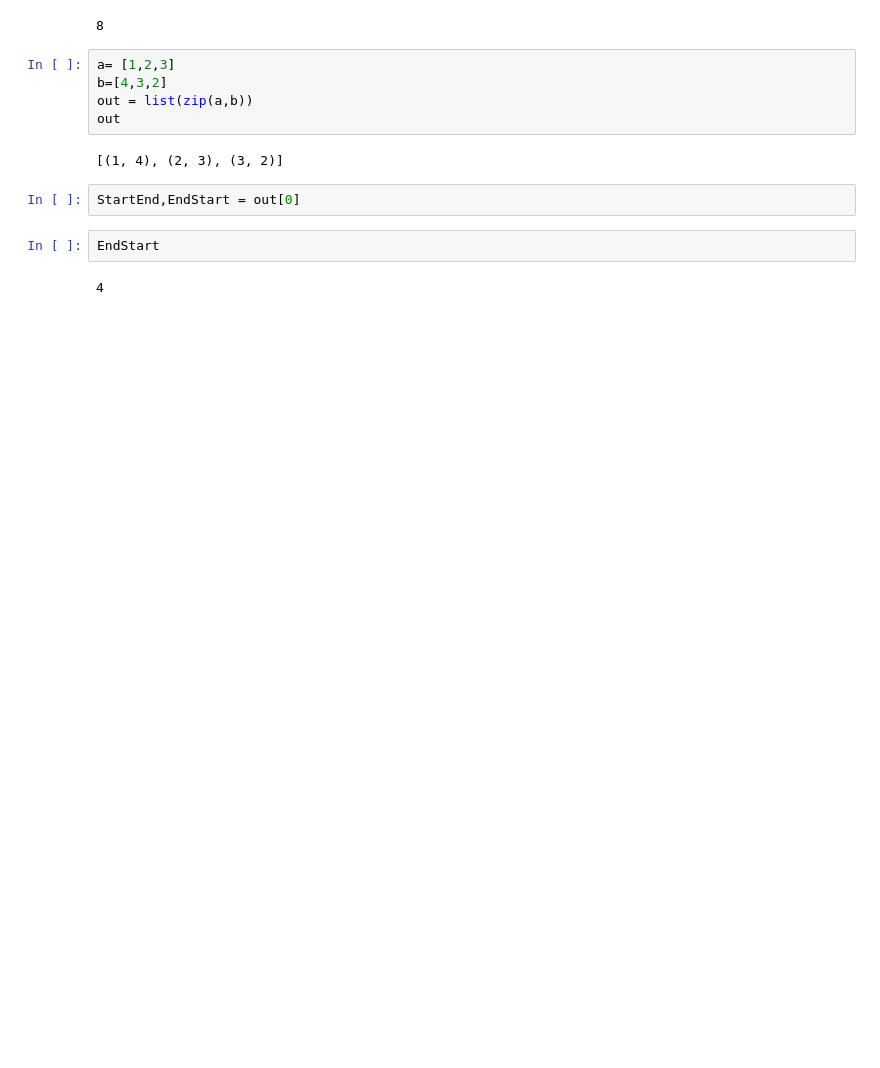
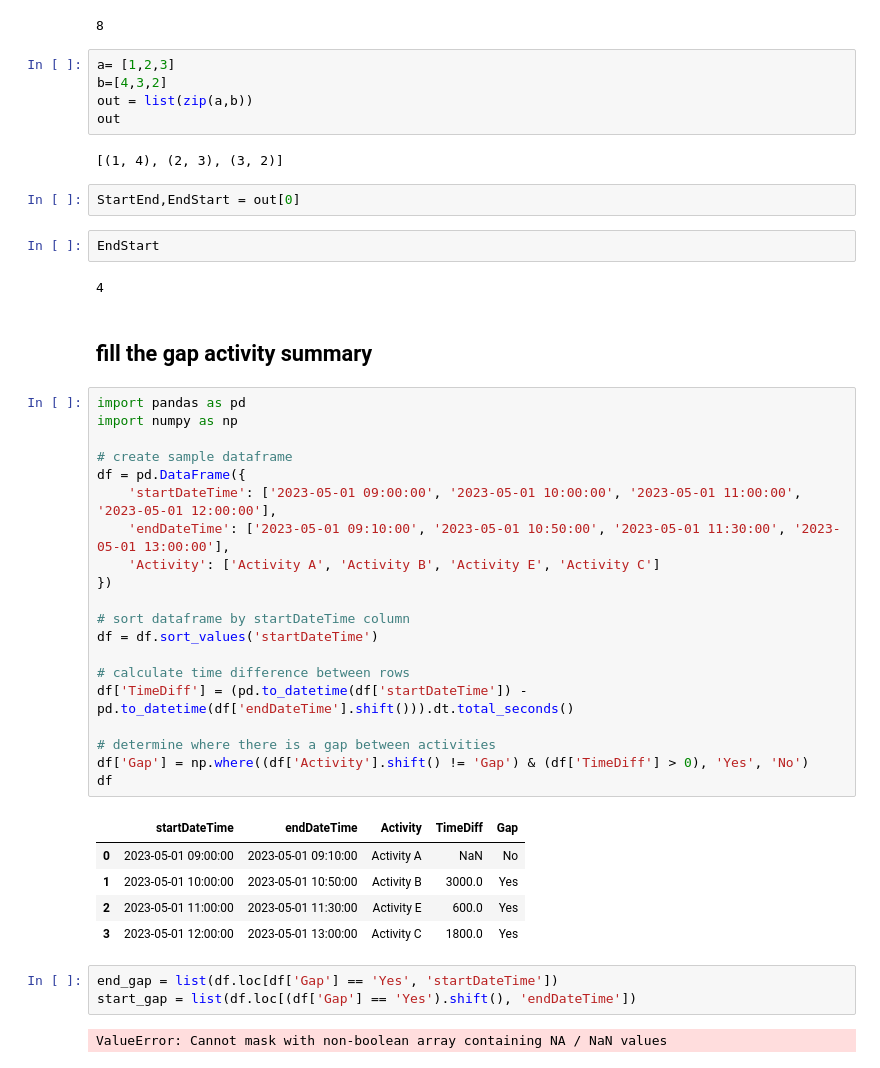
Before and after one commit to jiunx7174/MIH-Dashboard-Project, a Jupyter notebook: Streamlit_App_v2/ActivitySummaryFunctionTest.ipynb, the cells around one changed output. Saved outputs shown, nothing was run; the diff lists cells and outputs as text; blank space fills up the shorter version.

```diff
--- a/Streamlit_App_v2/ActivitySummaryFunctionTest.ipynb
+++ b/Streamlit_App_v2/ActivitySummaryFunctionTest.ipynb
@@ -562,3 +562,36 @@ StartEnd,EndStart = out[0]
 EndStart
 # %% [output]
 4
+# %% [markdown]
+## fill the gap activity summary
+# %%
+import pandas as pd
+import numpy as np
+
+# create sample dataframe
+df = pd.DataFrame({
+    'startDateTime': ['2023-05-01 09:00:00', '2023-05-01 10:00:00', '2023-05-01 11:00:00', '2023-05-01 12:00:00'],
+    'endDateTime': ['2023-05-01 09:10:00', '2023-05-01 10:50:00', '2023-05-01 11:30:00', '2023-05-01 13:00:00'],
+    'Activity': ['Activity A', 'Activity B', 'Activity E', 'Activity C']
+})
+
+# sort dataframe by startDateTime column
+df = df.sort_values('startDateTime')
+
+# calculate time difference between rows
+df['TimeDiff'] = (pd.to_datetime(df['startDateTime']) - pd.to_datetime(df['endDateTime'].shift())).dt.total_seconds()
+
+# determine where there is a gap between activities
+df['Gap'] = np.where((df['Activity'].shift() != 'Gap') & (df['TimeDiff'] > 0), 'Yes', 'No')
+df
+# %% [output]
+|  | startDateTime | endDateTime | Activity | TimeDiff | Gap |
+| 0 | 2023-05-01 09:00:00 | 2023-05-01 09:10:00 | Activity A | NaN | No |
+| 1 | 2023-05-01 10:00:00 | 2023-05-01 10:50:00 | Activity B | 3000.0 | Yes |
+| 2 | 2023-05-01 11:00:00 | 2023-05-01 11:30:00 | Activity E | 600.0 | Yes |
+| 3 | 2023-05-01 12:00:00 | 2023-05-01 13:00:00 | Activity C | 1800.0 | Yes |
+# %%
+end_gap = list(df.loc[df['Gap'] == 'Yes', 'startDateTime'])
+start_gap = list(df.loc[(df['Gap'] == 'Yes').shift(), 'endDateTime'])
+# %% [output]
+ValueError: Cannot mask with non-boolean array containing NA / NaN values
```
Also changed, not shown: parts of 2 cells of this notebook, 1 other file.
